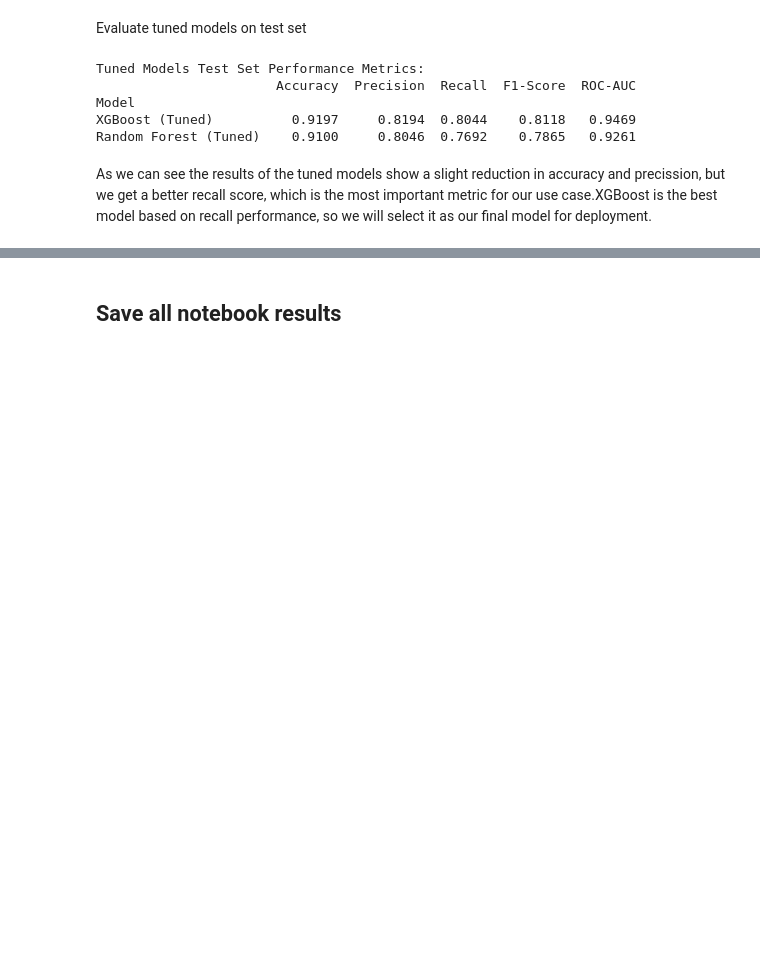
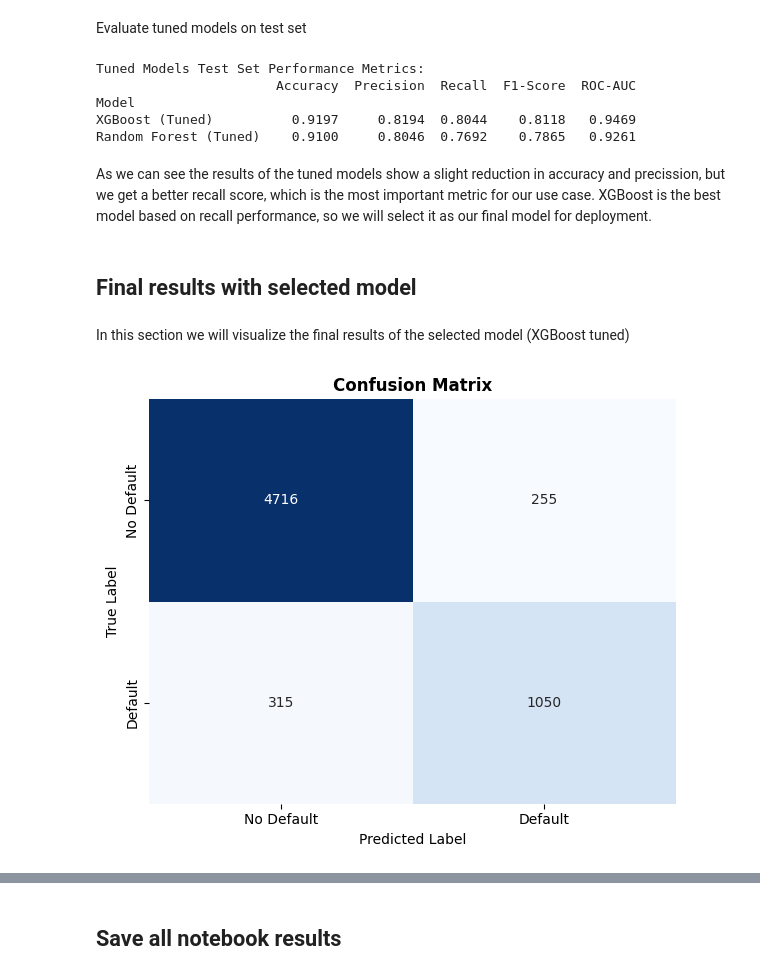
Before and after one commit to AntonioAlbaladejo/credit-risk-engine, a Jupyter notebook: notebooks/model_selection.ipynb, the cells around one changed output, grey strips where cells are left out. Drawn from its saved outputs; the diff is of its cells as text; code cells hidden in the pictures; blank space fills up the shorter version.

Commit message:
Model selection notebook completed

```diff
--- a/notebooks/model_selection.ipynb
+++ b/notebooks/model_selection.ipynb
@@ -383,4 +384,23 @@ Model
 XGBoost (Tuned)          0.9197     0.8194  0.8044    0.8118   0.9469
 Random Forest (Tuned)    0.9100     0.8046  0.7692    0.7865   0.9261
 # %% [markdown]
-As we can see the results of the tuned models show a slight reduction in accuracy and precission, but we get a better recall score, which is the most important metric for our use case.XGBoost is the best model based on recall performance, so we will select it as our final model for deployment.
+As we can see the results of the tuned models show a slight reduction in accuracy and precission, but we get a better recall score, which is the most important metric for our use case. XGBoost is the best model based on recall performance, so we will select it as our final model for deployment.
+# %% [markdown]
+## Final results with selected model
+# %% [markdown]
+In this section we will visualize the final results of the selected model (XGBoost tuned)
+# %%
+# Confusion Matrix
+cm = confusion_matrix(y_test, y_pred)
+plt.figure(figsize=(6, 5))
+sns.heatmap(cm, annot=True, fmt='d', cmap='Blues', cbar=False,
+            xticklabels=['No Default', 'Default'],
+            yticklabels=['No Default', 'Default'])
+plt.title('Confusion Matrix', fontweight='bold')
+plt.ylabel('True Label')
+plt.xlabel('Predicted Label')
+
+plt.tight_layout()
+plt.show()
+# %% [output]
+[figure, added]
```
Also changed, not shown: parts of 8 cells of this notebook.
